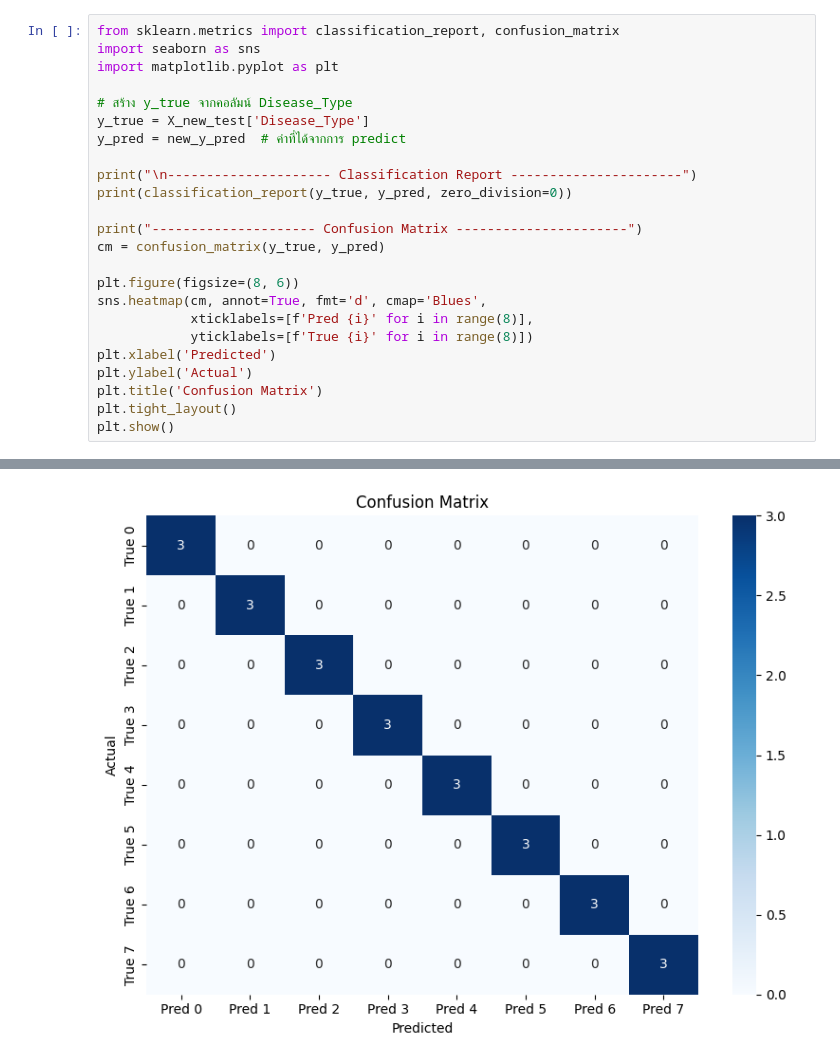
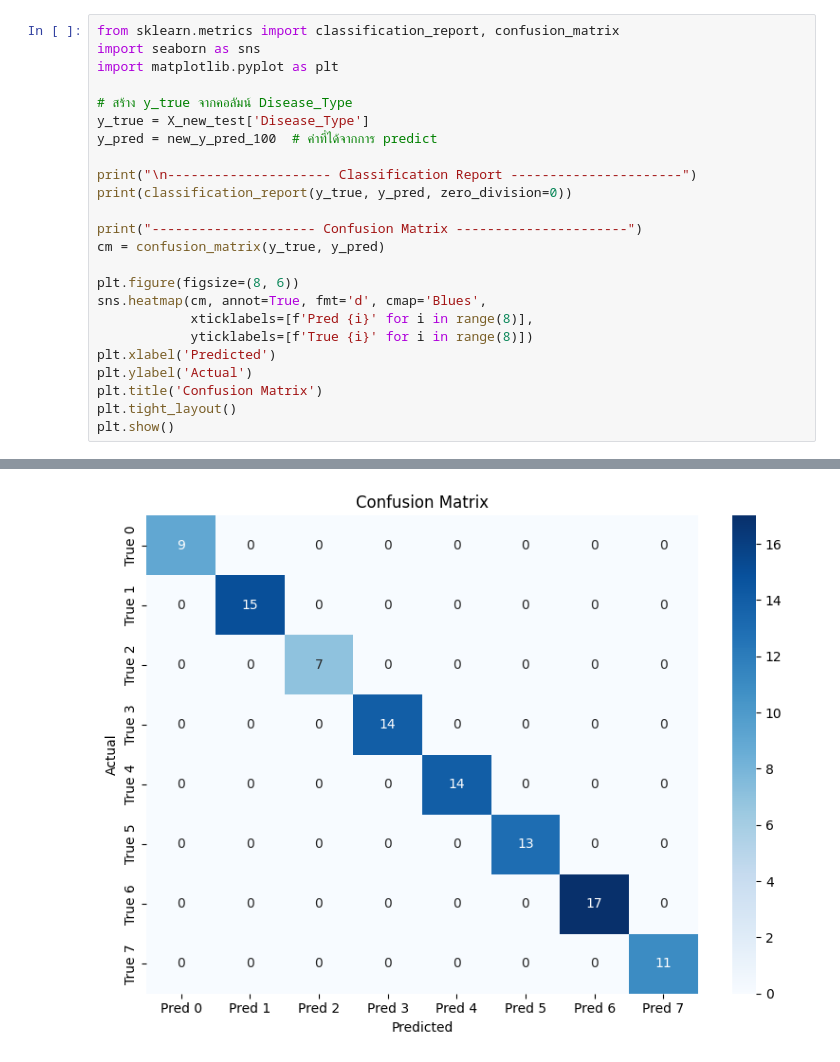
Before and after one commit to Armpa16/Food-Recommendation-System-By-Machine-Learning, a Jupyter notebook: ML/testfood.ipynb, the cells around one changed output, grey strips where cells are left out. Drawn from its saved outputs; the diff is of its cells as text.

```diff
--- a/ML/testfood.ipynb
+++ b/ML/testfood.ipynb
@@ -153,7 +102,7 @@ import matplotlib.pyplot as plt
 
 # สร้าง y_true จากคอลัมน์ Disease_Type
 y_true = X_new_test['Disease_Type']
-y_pred = new_y_pred  # ค่าที่ได้จากการ predict
+y_pred = new_y_pred_100  # ค่าที่ได้จากการ predict
 
 print("\n--------------------- Classification Report ----------------------")
 print(classification_report(y_true, y_pred, zero_division=0))
@@ -189,3 +138,3 @@ weighted avg       1.00      1.00      1.00        24
 
 --------------------- Confusion Matrix ----------------------
-[figure, old version]
+[figure, new version]
```
Also changed, not shown: parts of 2 cells of this notebook, 24 other files.
